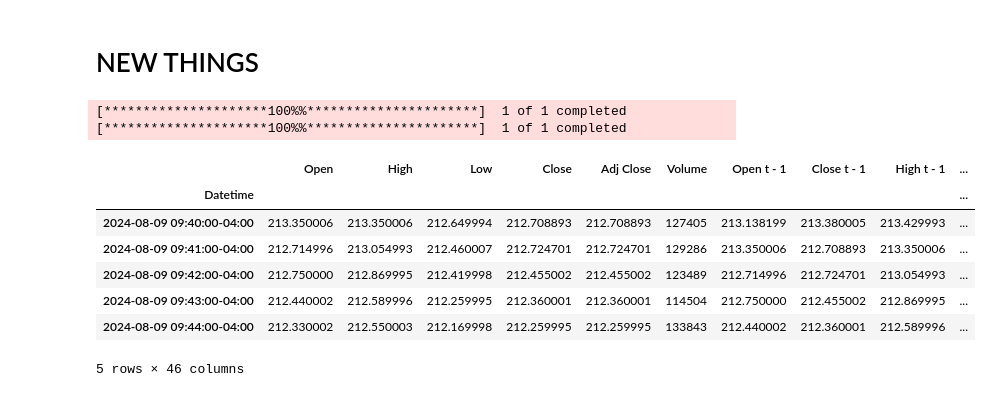
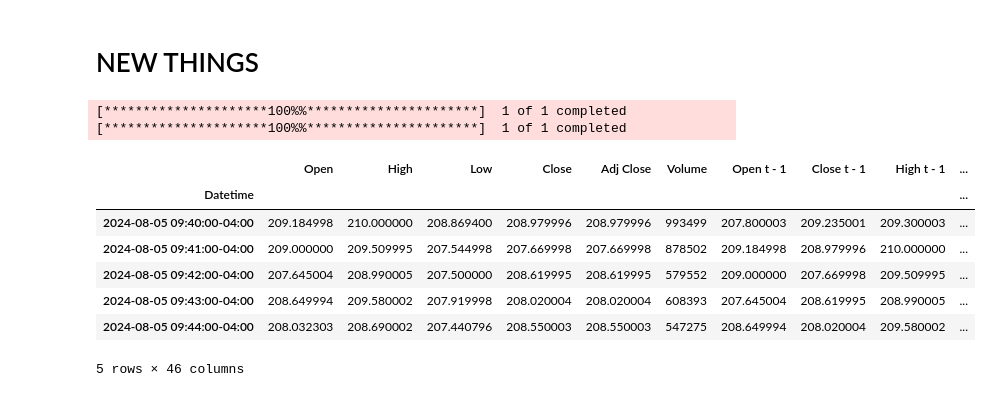
Before and after one commit to yohlimem/AI-Stonks, a Jupyter notebook: main.ipynb, the cells around one changed output. Cells and saved outputs as stored; diff of their text form; code cells hidden in the pictures.

```diff
--- a/main.ipynb
+++ b/main.ipynb
@@ -169,39 +169,39 @@ def prepare_data(stock_name, period="5d", interval="1m",back_time=5):
 
     recent_data = yf.download(stock_name, period=period, interval=interval)
     data_200 = yf.download(stock_name, period=period, interval=interval).tail(len(recent_data) + 200)
     data_200 = data_200.drop(columns=["Adj Close"])
 
     data_200.fillna(method="bfill", inplace=True)
 
    # recent_data = data_200.tail(len(recent_data))
 
     recent_data = recent_data.iloc[:-1]
 
     for i in range(back_time):
         recent_data[f"Open t - {i+1}"] = recent_data["Open"].shift((i+1))
         recent_data[f"Close t - {i+1}"] = recent_data["Close"].shift((i+1))
         recent_data[f"High t - {i+1}"] = recent_data["High"].shift((i+1))
         recent_data[f"Low t - {i+1}"] = recent_data["Low"].shift((i+1))
     recent_data = recent_data.dropna()
 
 
     # add_plot = mpf.make_addplot(recent_data["200_day"], color="blue", linestyle="--")
 
     return recent_data
 
-recent_data = prepare_data(stock_name,back_time=10,period="1d",interval="1m")
+recent_data = prepare_data(stock_name,back_time=10,period="5d",interval="1m")
 
 recent_data.head()
 # %% [output]
 [*********************100%%**********************]  1 of 1 completed
 [*********************100%%**********************]  1 of 1 completed
 |  | Open | High | Low | Close | Adj Close | Volume | Open t - 1 | Close t - 1 | High t - 1 | ... |
 | Datetime |  |  |  |  |  |  |  |  |  | ... |
-| 2024-08-09 09:40:00-04:00 | 213.350006 | 213.350006 | 212.649994 | 212.708893 | 212.708893 | 127405 | 213.138199 | 213.380005 | 213.429993 | ... |
-| 2024-08-09 09:41:00-04:00 | 212.714996 | 213.054993 | 212.460007 | 212.724701 | 212.724701 | 129286 | 213.350006 | 212.708893 | 213.350006 | ... |
-| 2024-08-09 09:42:00-04:00 | 212.750000 | 212.869995 | 212.419998 | 212.455002 | 212.455002 | 123489 | 212.714996 | 212.724701 | 213.054993 | ... |
-| 2024-08-09 09:43:00-04:00 | 212.440002 | 212.589996 | 212.259995 | 212.360001 | 212.360001 | 114504 | 212.750000 | 212.455002 | 212.869995 | ... |
-| 2024-08-09 09:44:00-04:00 | 212.330002 | 212.550003 | 212.169998 | 212.259995 | 212.259995 | 133843 | 212.440002 | 212.360001 | 212.589996 | ... |
+| 2024-08-05 09:40:00-04:00 | 209.184998 | 210.000000 | 208.869400 | 208.979996 | 208.979996 | 993499 | 207.800003 | 209.235001 | 209.300003 | ... |
+| 2024-08-05 09:41:00-04:00 | 209.000000 | 209.509995 | 207.544998 | 207.669998 | 207.669998 | 878502 | 209.184998 | 208.979996 | 210.000000 | ... |
+| 2024-08-05 09:42:00-04:00 | 207.645004 | 208.990005 | 207.500000 | 208.619995 | 208.619995 | 579552 | 209.000000 | 207.669998 | 209.509995 | ... |
+| 2024-08-05 09:43:00-04:00 | 208.649994 | 209.580002 | 207.919998 | 208.020004 | 208.020004 | 608393 | 207.645004 | 208.619995 | 208.990005 | ... |
+| 2024-08-05 09:44:00-04:00 | 208.032303 | 208.690002 | 207.440796 | 208.550003 | 208.550003 | 547275 | 208.649994 | 208.020004 | 209.580002 | ... |
 5 rows × 46 columns
 # %%
 from sklearn.model_selection import train_test_split
```
Also changed, not shown: parts of 4 cells of this notebook, 2 other files.
